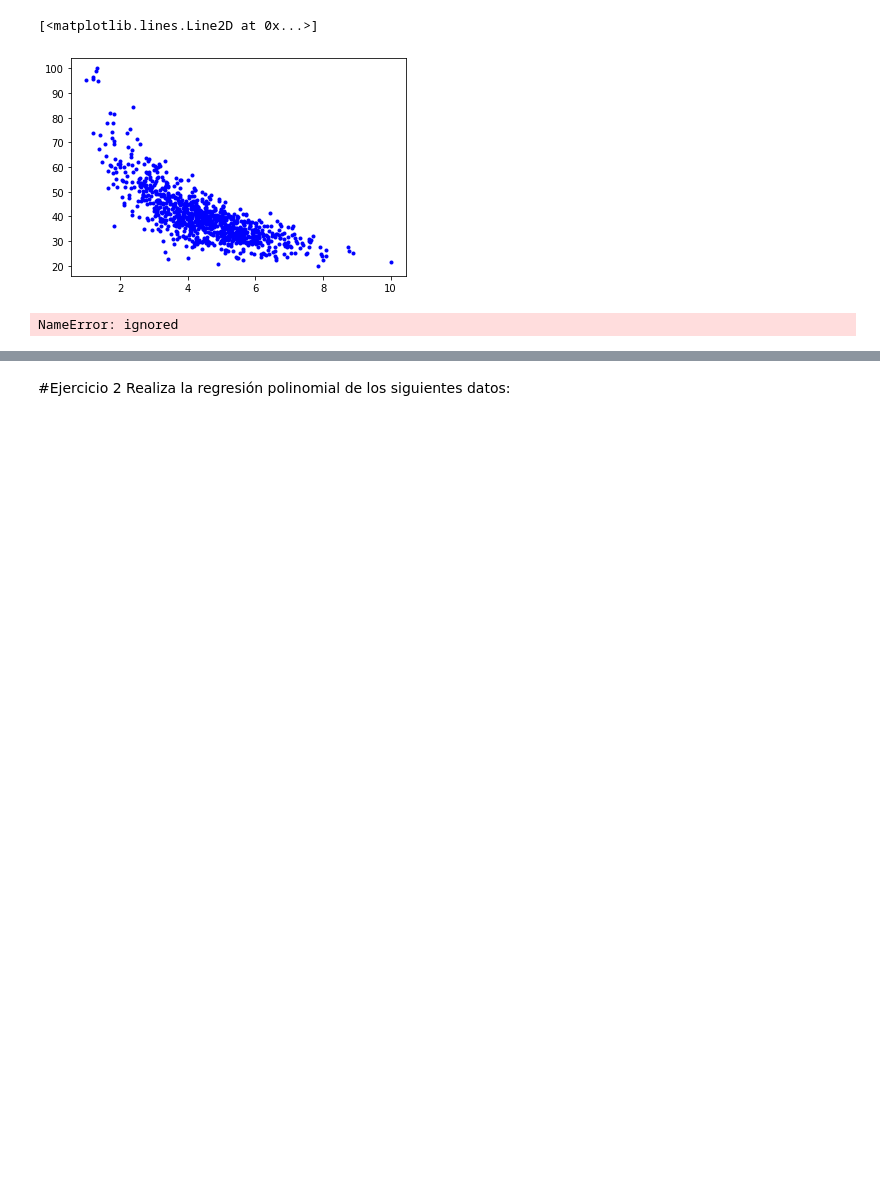
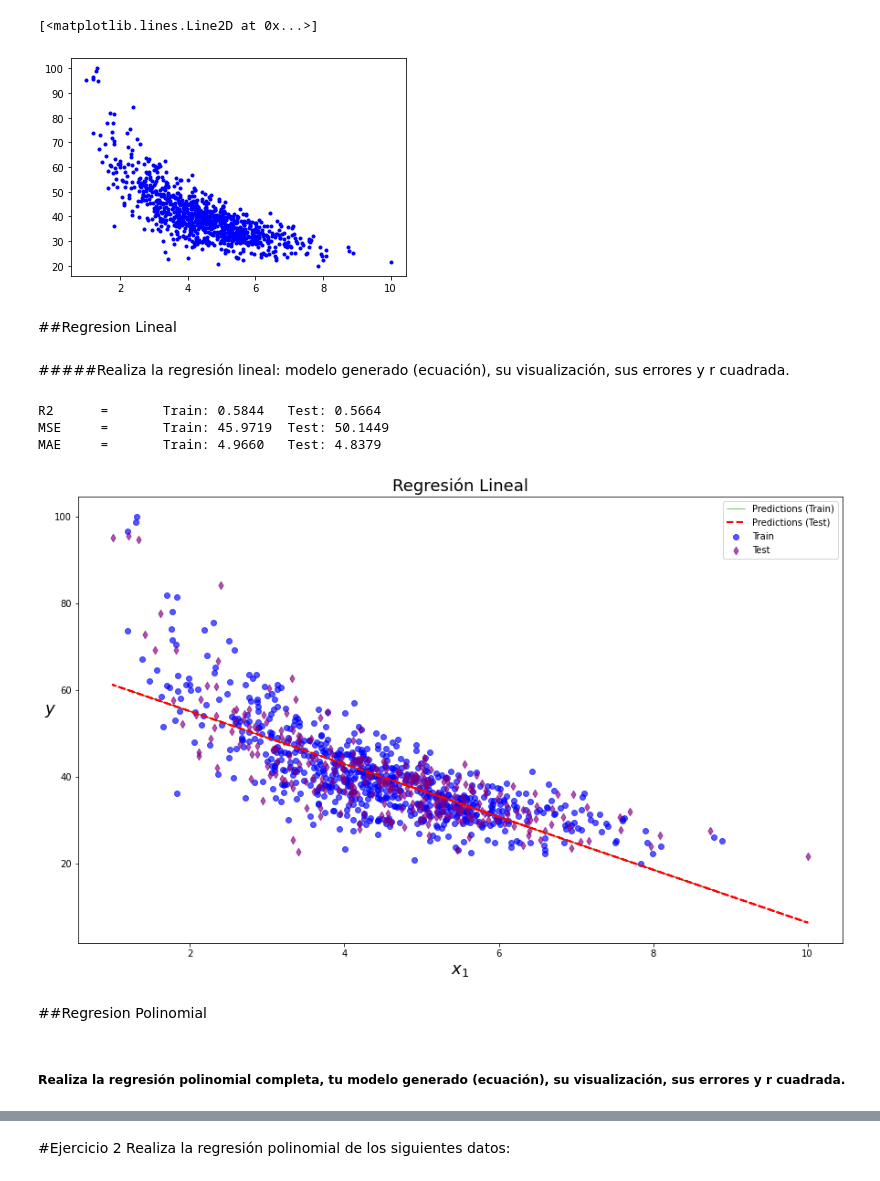
Before and after one commit to PosgradoMNA/actividades-de-aprendizaje-cardonasebastian, a Jupyter notebook: TecMty_Regresion_lineal_polinomial.ipynb, the cells around one changed output, grey strips where cells are left out. Saved outputs shown, nothing was run; the diff lists cells and outputs as text; code cells hidden in the pictures; blank space fills up the shorter version.

```diff
--- a/TecMty_Regresion_lineal_polinomial.ipynb
+++ b/TecMty_Regresion_lineal_polinomial.ipynb
@@ -309,9 +346,4 @@ plt.plot(X,y,'b.')
-# %%
-from sklearn import metrics
-from sklearn.metrics import r2_score
-
-print('Error medio Absoluto (MAE):', metrics.mean_absolute_error(y, y_pred))
-print('Root Mean Squared Error:', np.sqrt(metrics.mean_squared_error(y, y_pred)))
-print('r2_score',r2_score(y, y_pred))
-# %% [output]
-NameError: ignored
+# %% [markdown]
+##Regresion Lineal
+# %% [markdown]
+#####Realiza la regresión lineal: modelo generado (ecuación), su visualización, sus errores y r cuadrada.
@@ -317,0 +353,54 @@ NameError: ignored
+# %%
+lr_regressor = LinearRegression()
+lr_regressor.fit(X_train,y_train)
+y_hat_train = lr_regressor.predict(X_train)
+y_hat_test = lr_regressor.predict(X_test)
+
+print(
+  "R2 \t= \tTrain: %.4f\tTest: %.4f" %
+  (r2_score(y_train,y_hat_train),r2_score(y_test, y_hat_test))
+)
+
+print(
+  "MSE \t= \tTrain: %.4f\tTest: %.4f" %
+  (mean_squared_error(y_train,y_hat_train),mean_squared_error(y_test,y_hat_test))
+)
+
+print(
+  "MAE \t= \tTrain: %.4f\tTest: %.4f" %
+  (mean_absolute_error(y_train,y_hat_train),mean_absolute_error(y_test,y_hat_test))
+)
+
+nombres.append('Linear Regression')
+scores_r2.append([
+    r2_score(y_train, y_hat_train),
+    r2_score(y_test, y_hat_test),
+])
+
+scores_mae.append([
+    mean_absolute_error(y_train, y_hat_train),
+    mean_absolute_error(y_test, y_hat_test),
+])
+# %% [output]
+R2      =       Train: 0.5844   Test: 0.5664
+MSE     =       Train: 45.9719  Test: 50.1449
+MAE     =       Train: 4.9660   Test: 4.8379
+# %%
+## Graficando la regresion Lineal con plt.
+plt.figure (figsize=(15, 9))
+plt.scatter(X_train, y_train, label='Train', color='blue', alpha=0.65, marker='o')
+plt.scatter(X_test, y_test, label='Test', color='purple', alpha=0.65, marker='d')
+plt.plot(X_train, y_hat_train, color='green', label='Predictions (Train)', linewidth=0.5, linestyle='solid')
+plt.plot(X_test, y_hat_test, color='red', label='Predictions (Test)', linewidth=2, linestyle='dashed')
+plt. legend()
+
+plt.xlabel("$x_1$",fontsize=18)
+plt.ylabel("$y$", rotation=0, fontsize=18)
+plt.title ("Regresión Lineal", fontsize=18)
+plt. show()
+# %% [output]
+[figure, added]
+# %% [markdown]
+##Regresion Polinomial
+# %% [markdown]
+##### Realiza la regresión polinomial completa, tu modelo generado (ecuación), su visualización, sus errores y r cuadrada.
```
Also changed, not shown: parts of 45 cells of this notebook.
